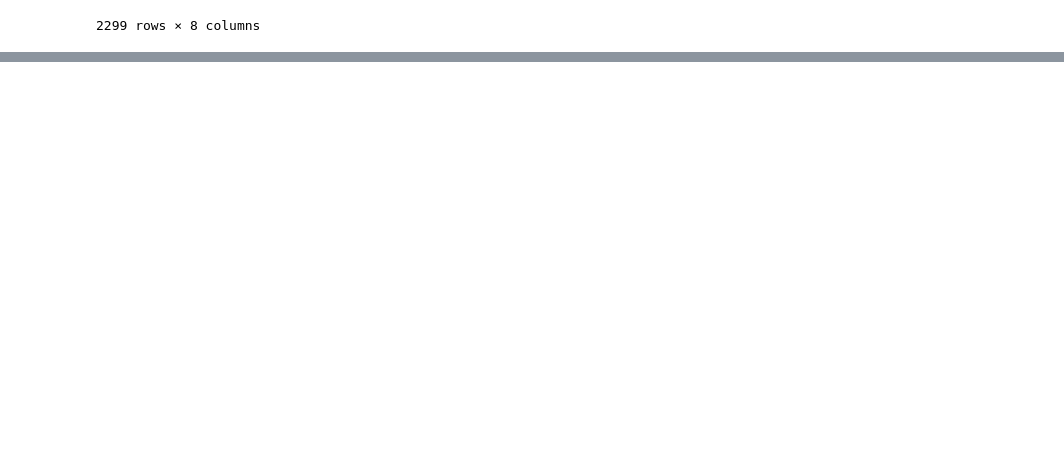
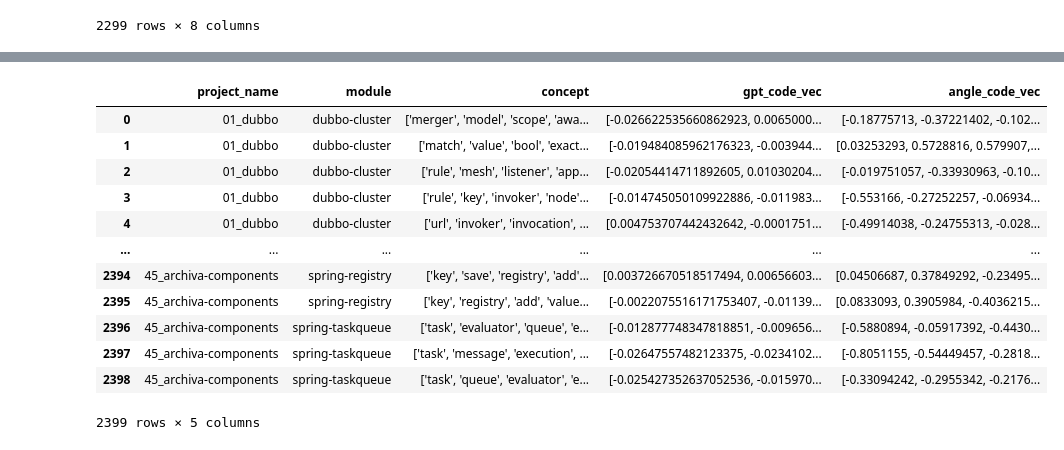
Before and after one commit to zakipauzi/concept-domain-coverage, a Jupyter notebook: 2_vectorising.ipynb, the cells around one changed output, grey strips where cells are left out. Cells and saved outputs as stored; diff of their text form; code cells hidden in the pictures; blank space fills up the shorter version.

```diff
--- a/2_vectorising.ipynb
+++ b/2_vectorising.ipynb
@@ -808,0 +805,6 @@ doc_domain_sim_df.to_csv("sim_doc_domain_df.csv", index=False)
+# %%
+import pandas as pd
+
+code_domain_sim_df = pd.read_csv("sim_code_domain_df.csv")
+test_domain_sim_df = pd.read_csv("sim_test_domain_df.csv")
+doc_domain_sim_df = pd.read_csv("sim_doc_domain_df.csv")
@@ -808,0 +838,9 @@ doc_domain_sim_df.to_csv("sim_doc_domain_df.csv", index=False)
+# %%
+module_df = pd.read_csv("module_df.csv")
+code_concept_list = module_df['code_topics']
+test_concept_list = module_df['test_topics']
+doc_concept_list = module_df['doc_topics']
+prob_dist_list = module_df['prob_dist']
+domains_list = module_df['domains']
+# %%
+gpt_doc_concept_list = doc_concept_list.drop_duplicates(ignore_index=True)
@@ -808,0 +886,26 @@ doc_domain_sim_df.to_csv("sim_doc_domain_df.csv", index=False)
+# %%
+gpt_code_flattened_vec_list = [x for sub in gpt_code_vec_list for x in sub]
+angle_code_flattened_vec_list = [x for sub in angle_code_vec_list for x in sub]
+
+gpt_code_flattened_vec_list = [x[0] for x in gpt_code_flattened_vec_list]
+angle_code_flattened_vec_list = [x[0] for x in angle_code_flattened_vec_list]
+
+code_domain_sim_df["gpt_code_vec"] = gpt_code_flattened_vec_list
+code_domain_sim_df["angle_code_vec"] = angle_code_flattened_vec_list
+
+code_vec_df = code_domain_sim_df[["project_name", "module", "concept", "gpt_code_vec", "angle_code_vec"]]
+code_vec_df
+# %% [output]
+|  | project_name | module | concept | gpt_code_vec | angle_code_vec |
+| 0 | 01_dubbo | dubbo-cluster | ['merger', 'model', 'scope', 'awa... | [-0.026622535660862923, 0.0065000... | [-0.18775713, -0.37221402, -0.102... |
+| 1 | 01_dubbo | dubbo-cluster | ['match', 'value', 'bool', 'exact... | [-0.019484085962176323, -0.003944... | [0.03253293, 0.5728816, 0.579907,... |
+| 2 | 01_dubbo | dubbo-cluster | ['rule', 'mesh', 'listener', 'app... | [-0.02054414711892605, 0.01030204... | [-0.019751057, -0.33930963, -0.10... |
+| 3 | 01_dubbo | dubbo-cluster | ['rule', 'key', 'invoker', 'node'... | [-0.014745050109922886, -0.011983... | [-0.553166, -0.27252257, -0.06934... |
+| 4 | 01_dubbo | dubbo-cluster | ['url', 'invoker', 'invocation', ... | [0.004753707442432642, -0.0001751... | [-0.49914038, -0.24755313, -0.028... |
+| ... | ... | ... | ... | ... | ... |
+| 2394 | 45_archiva-components | spring-registry | ['key', 'save', 'registry', 'add'... | [0.003726670518517494, 0.00656603... | [0.04506687, 0.37849292, -0.23495... |
+| 2395 | 45_archiva-components | spring-registry | ['key', 'registry', 'add', 'value... | [-0.0022075516171753407, -0.01139... | [0.0833093, 0.3905984, -0.4036215... |
+| 2396 | 45_archiva-components | spring-taskqueue | ['task', 'evaluator', 'queue', 'e... | [-0.012877748347818851, -0.009656... | [-0.5880894, -0.05917392, -0.4430... |
+| 2397 | 45_archiva-components | spring-taskqueue | ['task', 'message', 'execution', ... | [-0.02647557482123375, -0.0234102... | [-0.8051155, -0.54449457, -0.2818... |
+| 2398 | 45_archiva-components | spring-taskqueue | ['task', 'queue', 'evaluator', 'e... | [-0.025427352637052536, -0.015970... | [-0.33094242, -0.2955342, -0.2176... |
+2399 rows × 5 columns
```
Also changed, not shown: parts of 12 cells of this notebook, 2 other files.
